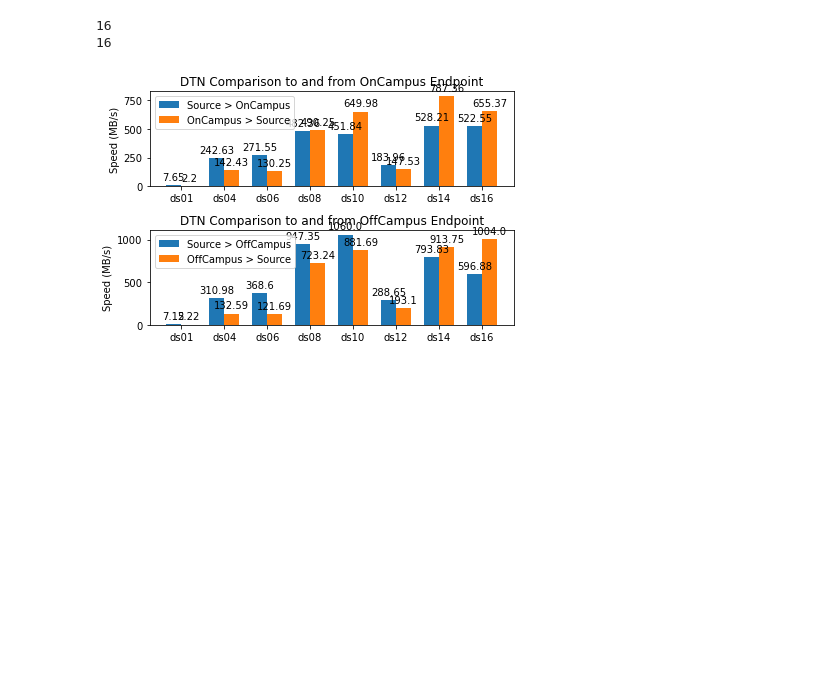
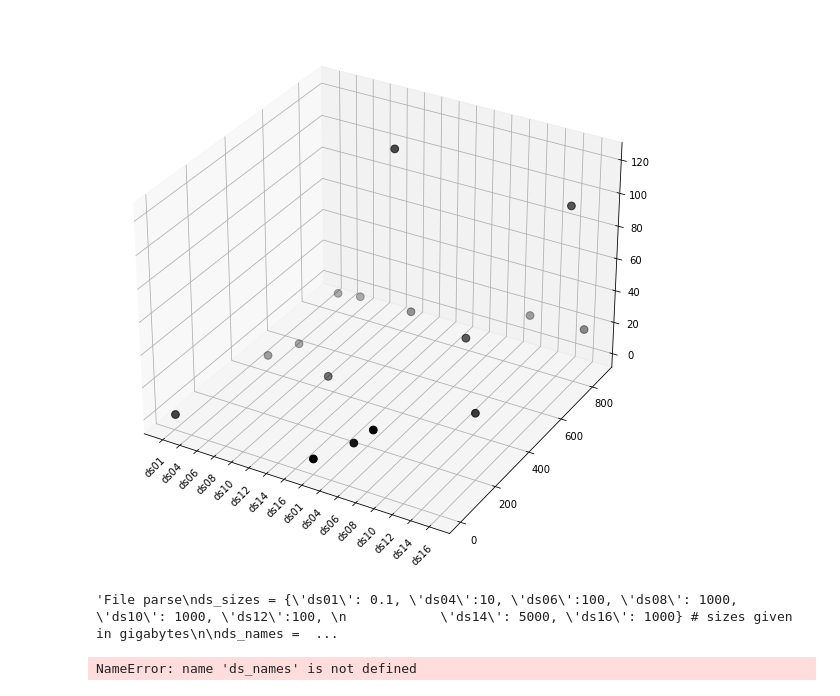
Before and after one commit to mmoo97/DTN_tests, a Jupyter notebook: DTN_notebook.ipynb, the cells around one changed output. Cells and saved outputs as stored; diff of their text form; code cells hidden in the pictures; blank space fills up the shorter version.

Commit message:
add notebook for data viz; 3D and bar graphs

```diff
--- a/DTN_notebook.ipynb
+++ b/DTN_notebook.ipynb
@@ -77,0 +9,4 @@ else:
+# %%
+data = pd.read_csv("test.csv") # reads comma delimited file into a DataFrame object
+# Preview the first 5 lines of the loaded data
+data.head(16) # returns the first n rows of the DataFrame, n here is 16
@@ -77,0 +31,16 @@ else:
+# %%
+""" Builds a 3D plot based on the elapsed time values using pandas and matplotlib """
+
+
+# Dataset
+df=pd.DataFrame({'X': range(1,101), 'Y': np.random.randn(100)*15+range(1,101), 'Z': (np.random.randn(100)*15+range(1,101))*2 })
+# plot
+fig = plt.figure(figsize=(10, 10))
+ax = fig.add_subplot(111, projection='3d')
+ax.scatter(range(len(data['Dataset'])), data['Speed'],(pd.to_datetime(data['End'], infer_datetime_format=True) - pd.to_datetime(data['Start'], infer_datetime_format=True)).dt.total_seconds() / 60,  c='black', s=60)
+ax.set(xticks=range(len(data['Dataset'])), xticklabels=data['Dataset'])
+plt.xticks(rotation=45)
+# ax.view_init(30, 185)
+plt.show()
+# %% [output]
+[figure, added]
@@ -78,5 +49,5 @@ else:
 # %%
-# File parse
+"""File parse
 ds_sizes = {'ds01': 0.1, 'ds04':10, 'ds06':100, 'ds08': 1000, 'ds10': 1000, 'ds12':100,
             'ds14': 5000, 'ds16': 1000} # sizes given in gigabytes
 
@@ -135,11 +106,11 @@ with open('offcampus_data.csv','r') as csvfile:
         except IndexError:
             # blank text will have been caught here
             pass
+"""
 # %% [output]
-16
-16
+'File parse\nds_sizes = {\'ds01\': 0.1, \'ds04\':10, \'ds06\':100, \'ds08\': 1000, \'ds10\': 1000, \'ds12\':100, \n            \'ds14\': 5000, \'ds16\': 1000} # sizes given in gigabytes\n\nds_names =  ...
 # %%
-
+""""
 x = np.arange(len(ds_names))  # the label locations
 width = 0.35  # the width of the bars
 
@@ -187,5 +158,6 @@ autolabel(rects4, 1)
 fig.tight_layout()
 
 plt.show()
+""""
 # %% [output]
-[figure, removed]
+NameError: name 'ds_names' is not defined
```
Also changed, not shown: parts of 8 cells of this notebook, 21 other files.
